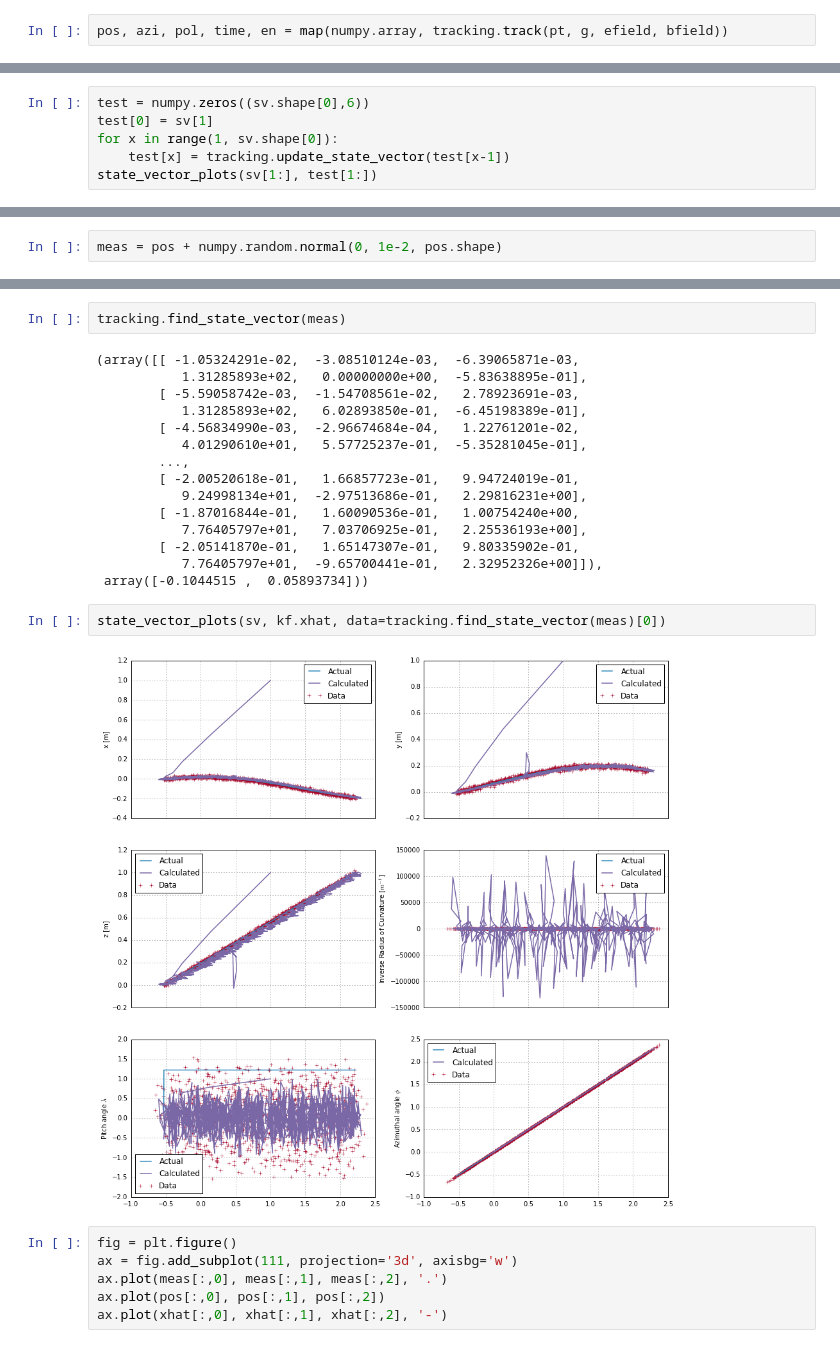
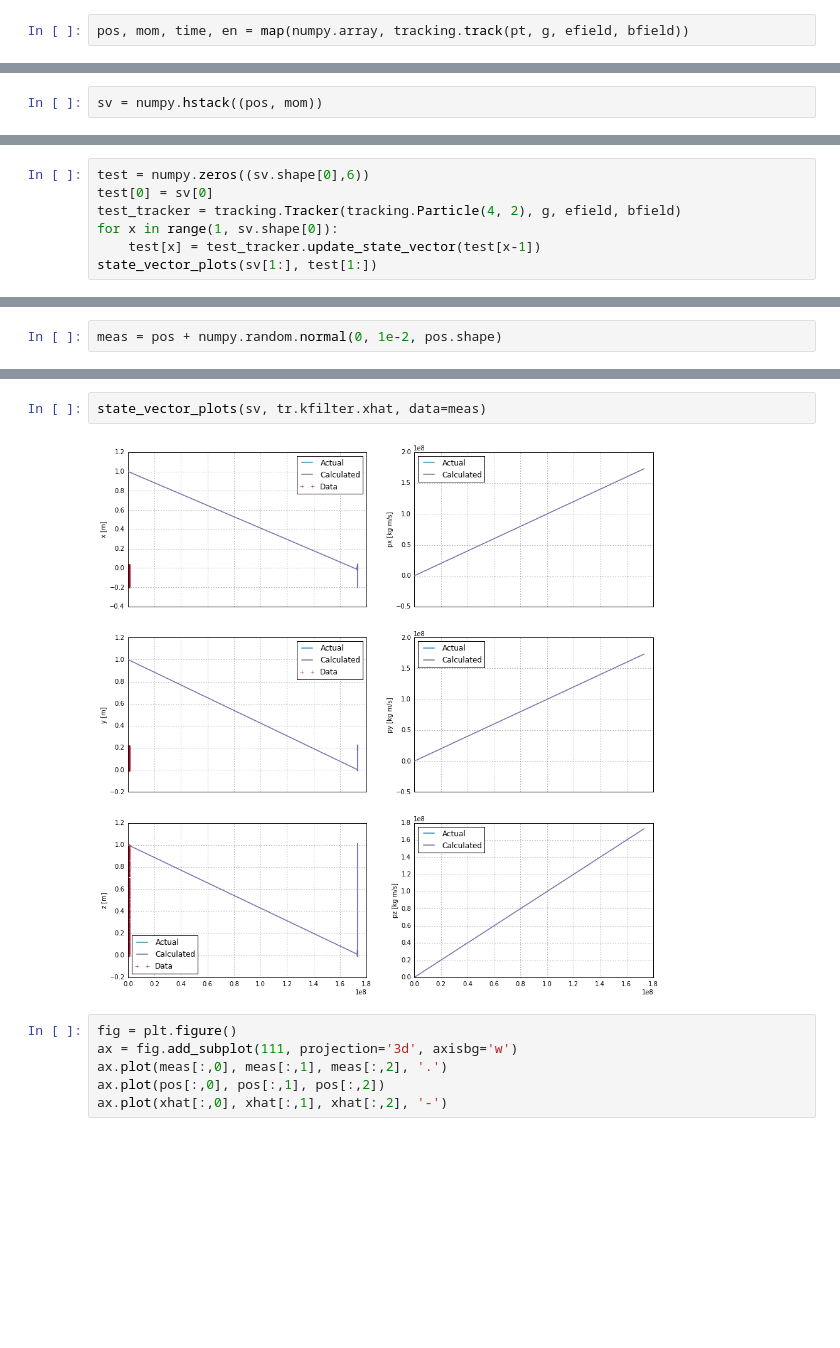
Before and after one commit to chchen123/pytpc, a Jupyter notebook: KalmanFilter.ipynb, the cells around one changed output, grey strips where cells are left out. Cells and saved outputs as stored; diff of their text form; blank space fills up the shorter version.

Commit message:
Changed functions for new (position, momentum) state vector.

```diff
--- a/KalmanFilter.ipynb
+++ b/KalmanFilter.ipynb
@@ -22,7 +22,7 @@ efield = [0, 0, 15e3]
 bfield = [0, 0, -1]
 g = tracking.Gas(4, 2, 41.8, 150.)
 # %%
-pos, azi, pol, time, en = map(numpy.array, tracking.track(pt, g, efield, bfield))
+pos, mom, time, en = map(numpy.array, tracking.track(pt, g, efield, bfield))
 # %% [output]
 Particle left chamber
 # %%
@@ -51,3 +49,5 @@ sv, ctr = tracking.find_state_vector(pos)
+# %%
+sv = numpy.hstack((pos, mom))
 # %%
 def state_vector_plots(sv, sv2=None, data=None):
     fig, ax = plt.subplots(3, 2, sharex=True)
@@ -102,8 +102,9 @@ state_vector_plots(sv)
 # Extended Kalman filter
 # %%
 test = numpy.zeros((sv.shape[0],6))
-test[0] = sv[1]
+test[0] = sv[0]
+test_tracker = tracking.Tracker(tracking.Particle(4, 2), g, efield, bfield)
 for x in range(1, sv.shape[0]):
-    test[x] = tracking.update_state_vector(test[x-1])
+    test[x] = test_tracker.update_state_vector(test[x-1])
 state_vector_plots(sv[1:], test[1:])
 # %% [output]
@@ -116,24 +135,7 @@ kf = tr.track(meas)
-# %%
-tracking.find_state_vector(meas)
-# %% [output]
-(array([[ -1.05324291e-02,  -3.08510124e-03,  -6.39065871e-03,
-           1.31285893e+02,   0.00000000e+00,  -5.83638895e-01],
-        [ -5.59058742e-03,  -1.54708561e-02,   2.78923691e-03,
-           1.31285893e+02,   6.02893850e-01,  -6.45198389e-01],
-        [ -4.56834990e-03,  -2.96674684e-04,   1.22761201e-02,
-           4.01290610e+01,   5.57725237e-01,  -5.35281045e-01],
-        ...,
-        [ -2.00520618e-01,   1.66857723e-01,   9.94724019e-01,
-           9.24998134e+01,  -2.97513686e-01,   2.29816231e+00],
-        [ -1.87016844e-01,   1.60090536e-01,   1.00754240e+00,
-           7.76405797e+01,   7.03706925e-01,   2.25536193e+00],
-        [ -2.05141870e-01,   1.65147307e-01,   9.80335902e-01,
-           7.76405797e+01,  -9.65700441e-01,   2.32952326e+00]]),
- array([-0.1044515 ,  0.05893734]))
 # %%
-state_vector_plots(sv, kf.xhat, data=tracking.find_state_vector(meas)[0])
+state_vector_plots(sv, tr.kfilter.xhat, data=meas)
 # %% [output]
-[figure, old version]
+[figure, new version]
 # %%
 fig = plt.figure()
 ax = fig.add_subplot(111, projection='3d', axisbg='w')
```
Also changed, not shown: parts of 5 cells of this notebook, 4 other files.
